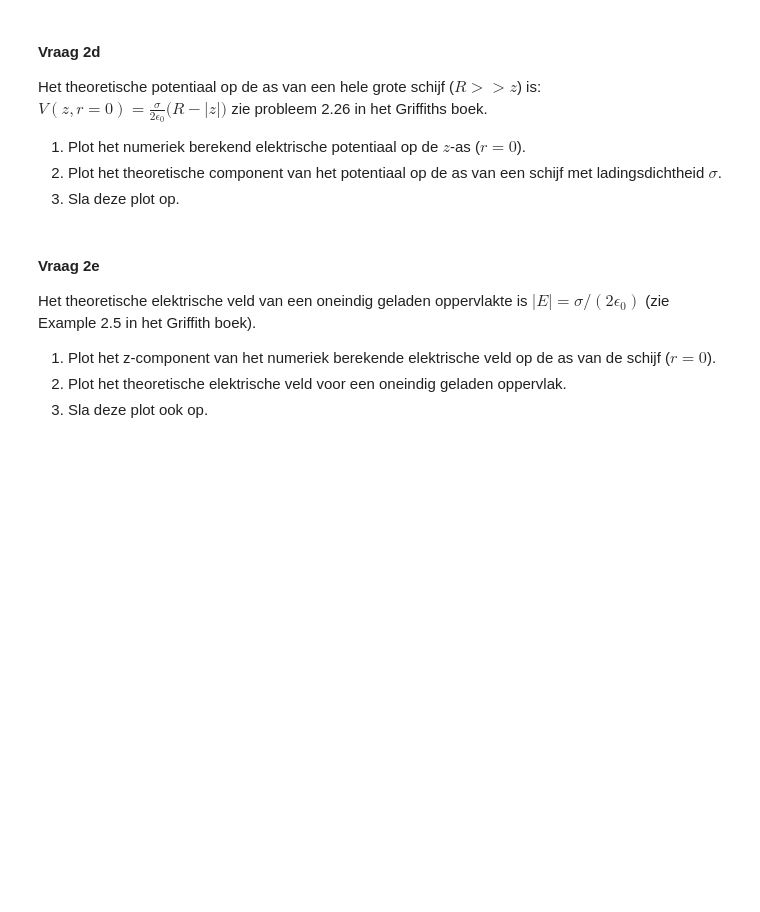
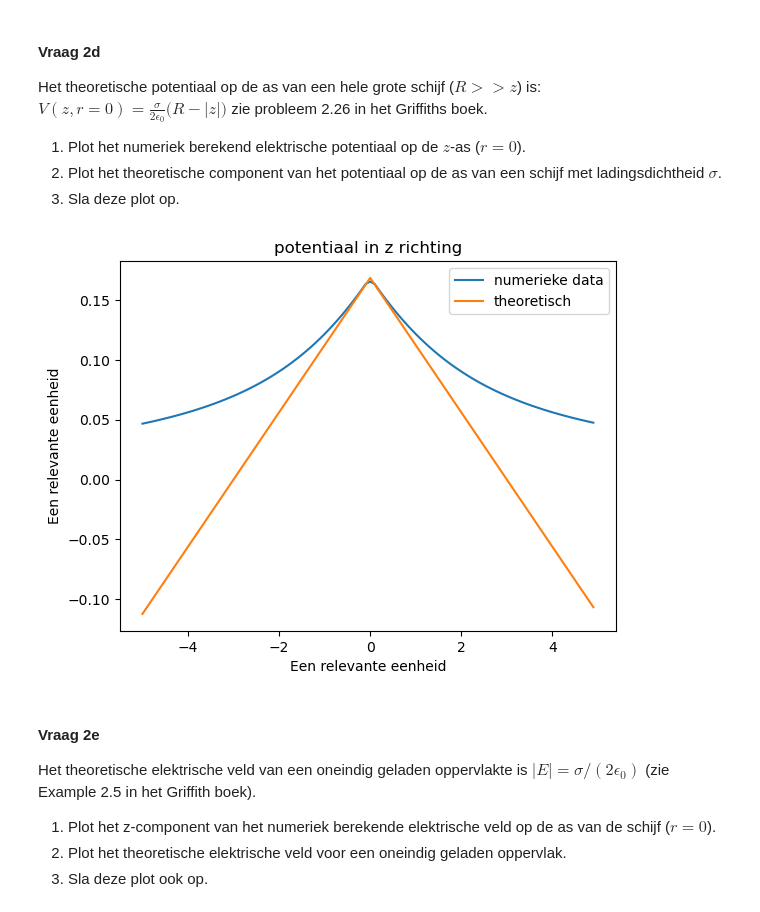
Before and after one commit to tdenooijer26/DEF-T-opdrachten, a Jupyter notebook: DigitaleOntwerpopdrachten/1CondensatorOpdracht/CondensatorOntwerpopdracht.ipynb, the cells around one changed output. Saved outputs shown, nothing was run; the diff lists cells and outputs as text; code cells hidden in the pictures; blank space fills up the shorter version.

```diff
--- a/DigitaleOntwerpopdrachten/1CondensatorOpdracht/CondensatorOntwerpopdracht.ipynb
+++ b/DigitaleOntwerpopdrachten/1CondensatorOpdracht/CondensatorOntwerpopdracht.ipynb
@@ -239,7 +251,21 @@ zie probleem 2.26 in het Griffiths boek.
 # %%
 ###
 ###Hier jouw code###
+def theoretischezpotentiaal(disk_radius,z,ladingsdichtheid,epsilon0):
+    return ladingsdichtheid/(2*epsilon0)*(disk_radius-abs(z))
+V_theorie = theoretischezpotentiaal(disk_radius,z,ladingsdichtheid,epsilon0)
+
+plt.figure()
+plt.title('potentiaal in z richting')
+plt.plot(z,V[:,0], label='numerieke data')
+plt.plot(z,V_theorie, label="theoretisch")
+plt.legend()
+plt.xlabel("Een relevante eenheid")
+plt.ylabel("Een relevante eenheid")
+plt.savefig('Vraag 2d')
 ###
+# %% [output]
+[figure, added]
 # %% [markdown]
 #### Vraag 2e
 
```
Also changed, not shown: parts of 11 cells of this notebook, 4 other files.
